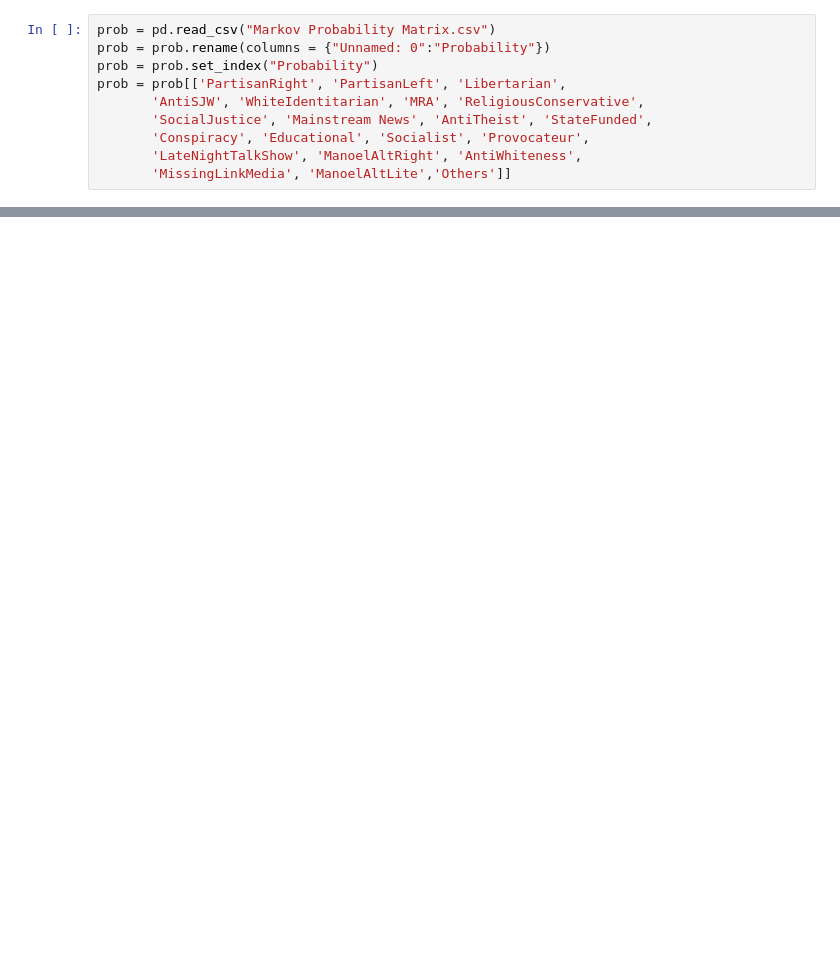
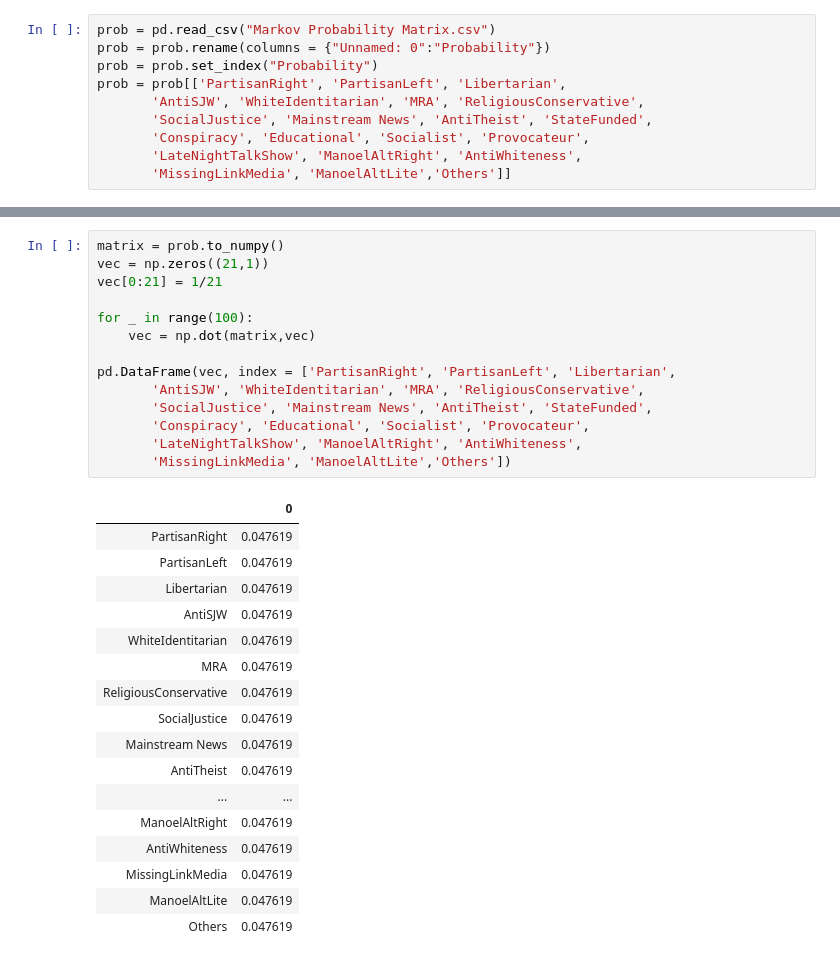
Before and after one commit to ksjhe/YouTube-Radicalization-Modelling, a Jupyter notebook: Markov Model.ipynb, the cells around one changed output, grey strips where cells are left out. Drawn from its saved outputs; the diff is of its cells as text; blank space fills up the shorter version.

```diff
--- a/Markov Model.ipynb
+++ b/Markov Model.ipynb
@@ -72,0 +84,32 @@ LinAlgError: Matrix is singular.
+# %%
+matrix = prob.to_numpy()
+vec = np.zeros((21,1))
+vec[0:21] = 1/21
+
+for _ in range(100):
+    vec = np.dot(matrix,vec)
+
+pd.DataFrame(vec, index = ['PartisanRight', 'PartisanLeft', 'Libertarian',
+       'AntiSJW', 'WhiteIdentitarian', 'MRA', 'ReligiousConservative',
+       'SocialJustice', 'Mainstream News', 'AntiTheist', 'StateFunded',
+       'Conspiracy', 'Educational', 'Socialist', 'Provocateur',
+       'LateNightTalkShow', 'ManoelAltRight', 'AntiWhiteness',
+       'MissingLinkMedia', 'ManoelAltLite','Others'])
+# %% [output]
+|  | 0 |
+| PartisanRight | 0.047619 |
+| PartisanLeft | 0.047619 |
+| Libertarian | 0.047619 |
+| AntiSJW | 0.047619 |
+| WhiteIdentitarian | 0.047619 |
+| MRA | 0.047619 |
+| ReligiousConservative | 0.047619 |
+| SocialJustice | 0.047619 |
+| Mainstream News | 0.047619 |
+| AntiTheist | 0.047619 |
+| ... | ... |
+| ManoelAltRight | 0.047619 |
+| AntiWhiteness | 0.047619 |
+| MissingLinkMedia | 0.047619 |
+| ManoelAltLite | 0.047619 |
+| Others | 0.047619 |
```
Also changed, not shown: parts of 4 cells of this notebook, 1 other file.
